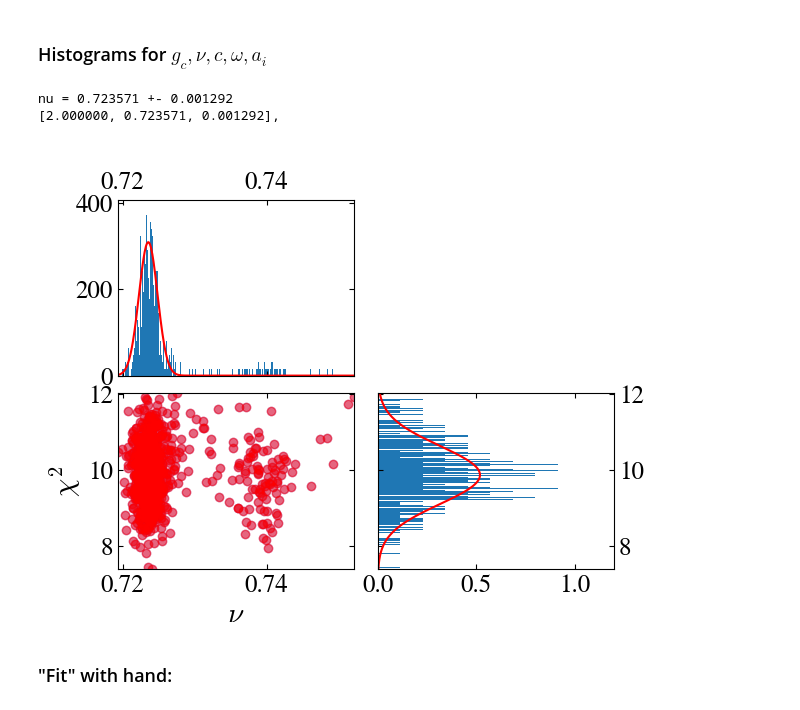
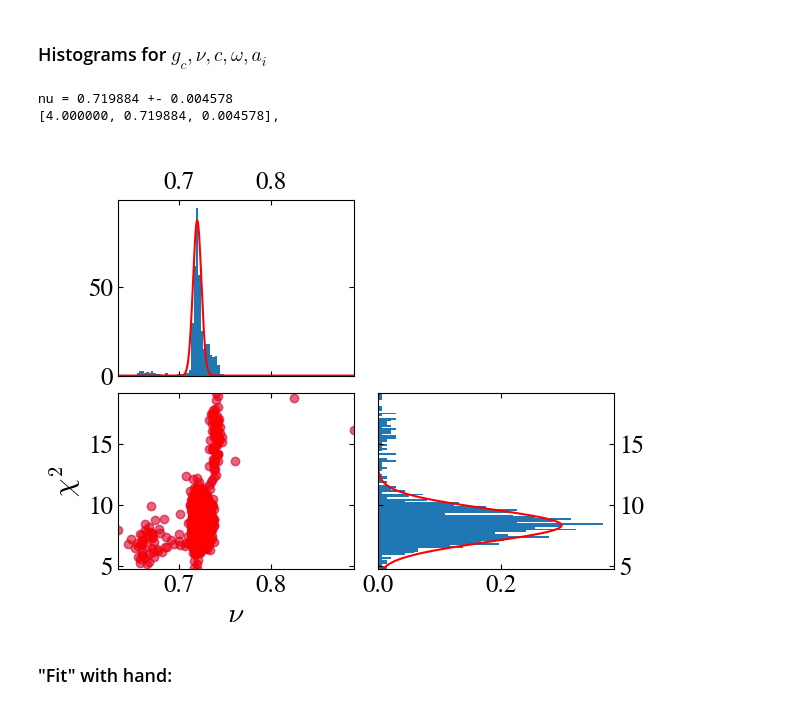
Before and after one commit to DanielReschq/Python_analysis_tools, a Jupyter notebook: analysis.ipynb, the cells around one changed output. Saved outputs shown, nothing was run; the diff lists cells and outputs as text; code cells hidden in the pictures.

```diff
--- a/analysis.ipynb
+++ b/analysis.ipynb
@@ -54,7 +55,8 @@ parameter_dictT = {
         np.array([1.339, 1.348]),
         np.array([1.092, 1.104]),
         np.array([0.914, 0.926]),
-        np.array([0.76, 0.785]),
+        np.array([0.774, 0.786]),
+        np.array([0.6, 0.67]),
     ],
     "LRange": np.array(
         [[64, 256], [64, 256], [64, 256], [64, 256], [64, 256], [64, 256]]
@@ -81,14 +83,14 @@ parameter_dictJ = {
         np.array([4.3, 4.345]),
         np.array([3.58, 3.61]),
         np.array([3.178, 3.19]),
-        np.array([2.932, 2.95]),
+        np.array([2.936, 2.946]),
     ],
     "LRange": np.array(
         [[32, 128], [32, 128], [32, 128], [32, 128], [32, 128], [32, 128]]
     ),
     "gc": np.array([9.985, 5.802, 4.33, 3.595, 3.1835, 2.942]),
     "nu": np.array([0.745, 0.736, 0.75, 0.75, 0.723, 0.71]),
-    "z": np.array([0.0, 0.23, 0.6, 1.0, 1.0, 1.0]),
+    "z": np.array([0.2, 0.23, 0.6, 1.0, 1.0, 1.0]),
     "eta": np.array([1.33, 1.30, 1.25, 1.1, 1.0, 1.0]),
     # "chiMax":  np.array([100000.0, 100000.0, 150000.0, 20000, 8000.0]),
     # "nuJ": [1.0,1.0,1.2,1.0,1.0],
@@ -100,32 +114,32 @@ parameter_dictJ = {
 ### Get Data
 # %%
 plt.close("all")
-dic = parameter_dictJ
-alpha = 4.0
+dic = parameter_dictT
+alpha = 2.75
 
 
 index = list(dic["alpha"]).index(alpha)
 path = [dic["path_to_data"]+ "runs" + dic["sigma"][index],
-        #"/home/daniel/Master_thesis/Data/runs_Js000",
+        #"/home/daniel/Master_thesis/Data/runs_Js250",
         ]
-cl_runs = cr.collected_runs(path, True, cutoff=100)
+cl_runs = cr.collected_runs(path, False, cutoff=100)
 
 cl_runs.select(LRange=dic["LRange"][index], gRange=dic["gRange"][index])
 
-# for run in cl_runs.L_dict[256]:
+# for run in cl_runs.L_dict[96]:
 #     print(run.alpha,run.params["Lx"],run.g_param,len(run.data["bins"]))
 
 data, binder_fig, binder_ax = cl_runs.get_x_vs_y_data(
     xname="g_param",
     yname="binder",
-    plot=False,
+    plot=True,
 )
 
 fitFunc = cr.fitfunc(
     fstring="f((x/gc-1)*L**(1/nu))*(1 + c*L**(-omega))",
     #fstring="f((x/gc - 1)*L**(1/nu))",
     vars=["gc", "nu", "c", "omega"],
-    polyOrder=2,
+    polyOrder=3,
 )
 
 fit_res = cr.fit_data(data, fitFunc, start_params=[dic["gc"][index],dic["nu"][index]], fitSummary=True)
@@ -137,7 +151,7 @@ fig = cr.plot_fit(
     data,
     fitFunc,
     fit_res,
-    xlabel=r"$J^{\perp}$",
+    xlabel=cl_runs.obs_labels["g_param"],
     ylabel=r"$U_2$",
     loc_legend=(0.25, 0.6, 0.18),
 )
@@ -204,34 +220,35 @@ pd.DataFrame.from_dict(hist_data).to_csv("hist_binder_alpha%.2f.csv"%dic["alpha"
 # %%
 plt.close("all")
 
 dic = parameter_dictJ
-alpha = 2.0
+alpha = 4.0
 
 
 index = list(dic["alpha"]).index(alpha)
 
-hist_df = pd.read_csv("/home/daniel/Master_thesis/DataHistJ/hist_binder_alpha%.2f.csv" % dic["alpha"][index])
+#hist_df = pd.read_csv("/home/daniel/Master_thesis/DataHistJ/hist_binder_alpha%.2f.csv" % dic["alpha"][index])
+hist_df = pd.read_csv("hist_binder_alpha%.2f.csv" % dic["alpha"][index])
 
 paramsx, paramsy = cr.scatter_histograms(
     hist_df["nu"],
     hist_df["chi2"],
     hist_df["chi2"],
-    num_bins=500,
-    maxChi=12.50,
+    num_bins=100,
+    maxChi=20.50,
     xlabel=r"$\nu$",
     ylabel=r"$\chi^2$",
 )
 
 print(
     "nu = %f +- %f" % (paramsx[0], paramsx[1])
 )
 
 print("[%f, %f, %f]," % (alpha, paramsx[0], paramsx[1]))
 #print("[%f, %f, %f]," % (alpha, paramsy[0], paramsy[1]))
 # %% [output]
-nu = 0.723571 +- 0.001292
-[2.000000, 0.723571, 0.001292],
+nu = 0.719884 +- 0.004578
+[4.000000, 0.719884, 0.004578],
-[figure, old version]
+[figure, new version]
 # %% [markdown]
 ### "Fit" with hand:
 # %%
```
Also changed, not shown: parts of 24 cells of this notebook, 6 other files.
